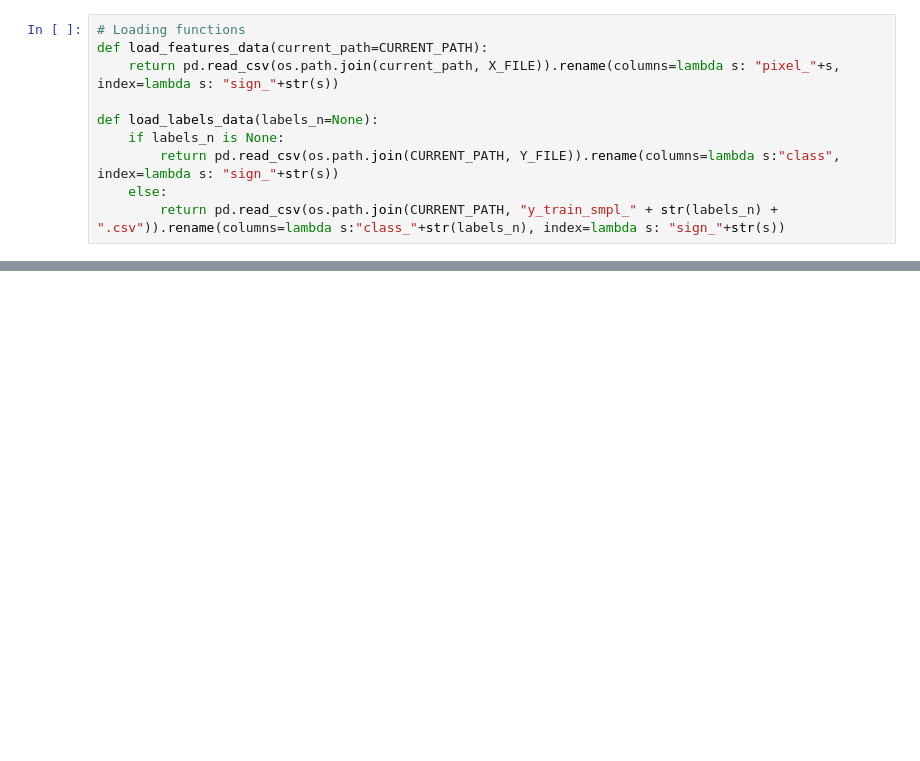
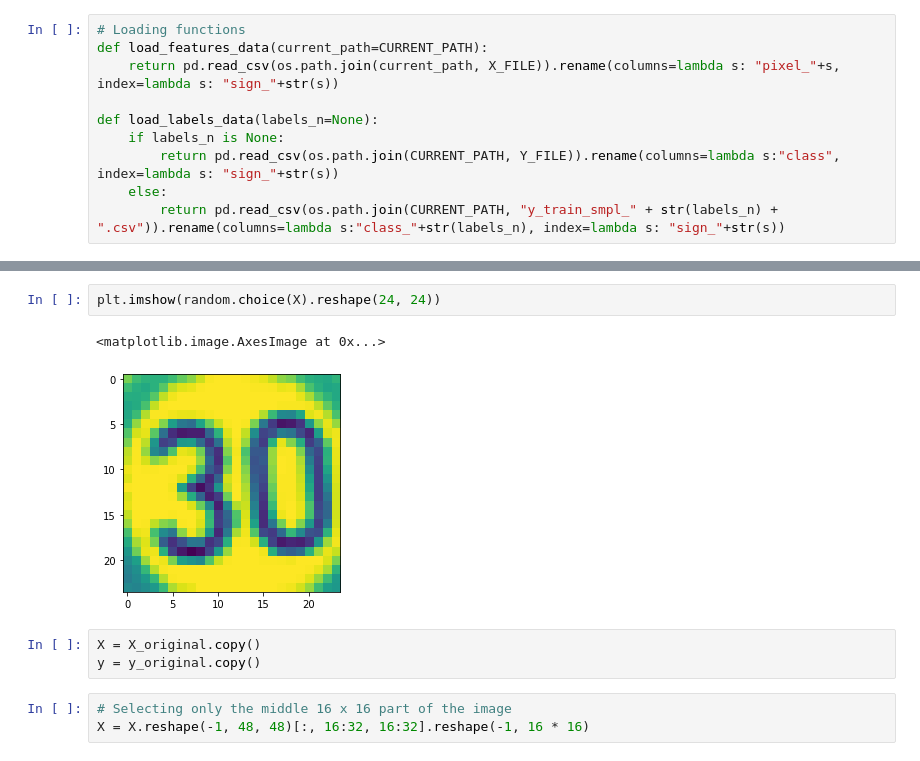
Before and after one commit to Andrepav1/F21DL_group6_CW1, a Jupyter notebook: Task9.ipynb, the cells around one changed output, grey strips where cells are left out. Cells and saved outputs as stored; diff of their text form; blank space fills up the shorter version.

```diff
--- a/Task9.ipynb
+++ b/Task9.ipynb
@@ -68,0 +184,11 @@ array([7, 7, 7, ..., 6, 6, 6])
+# %%
+plt.imshow(random.choice(X).reshape(24, 24))
+# %% [output]
+<matplotlib.image.AxesImage at 0x...>
+[figure, added]
+# %%
+X = X_original.copy()
+y = y_original.copy()
+# %%
+# Selecting only the middle 16 x 16 part of the image
+X = X.reshape(-1, 48, 48)[:, 16:32, 16:32].reshape(-1, 16 * 16)
```
Also changed, not shown: parts of 24 cells of this notebook, 4 other files.
